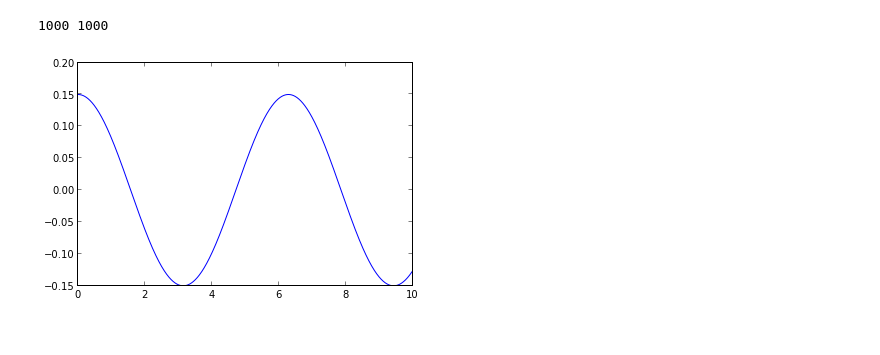
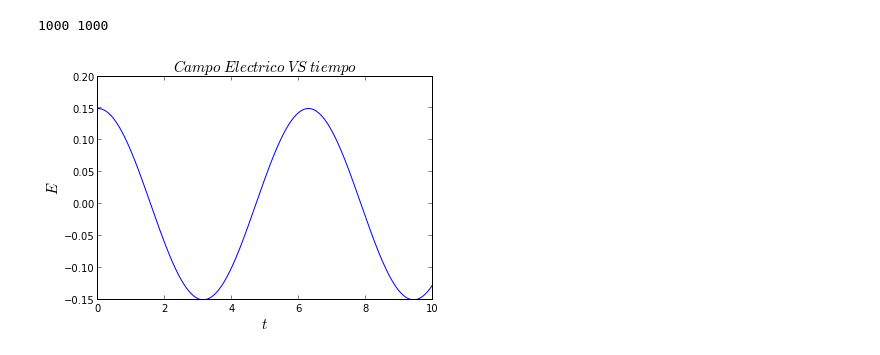
Before and after one commit to daniel-lozano/Aceleradores, a Jupyter notebook: ciclotron5000.ipynb, the cells around one changed output. Saved outputs shown, nothing was run; the diff lists cells and outputs as text; code cells hidden in the pictures.

```diff
--- a/ciclotron5000.ipynb
+++ b/ciclotron5000.ipynb
@@ -46,11 +46,16 @@ for i in range(len(time)):
 print len(EF),len(time)
 # %% [output]
 1000 1000
-# %%
-plot(time,EF)
-figsize(5,10)
-# %% [output]
-[figure, removed]
+# %%
+plot(time,EF)
+figsize(5,10)
+title("$ Campo\ Electrico\ VS\ tiempo\ $",size=15)
+ylabel("$E$",size=15)
+xlabel("$t$",size=15)
+figsize(5,5)
+savefig("campo.png")
+# %% [output]
+[figure, added]
 # %%
 i=0
 ac=[]
```
Also changed, not shown: parts of 8 cells of this notebook, 7 other files.
